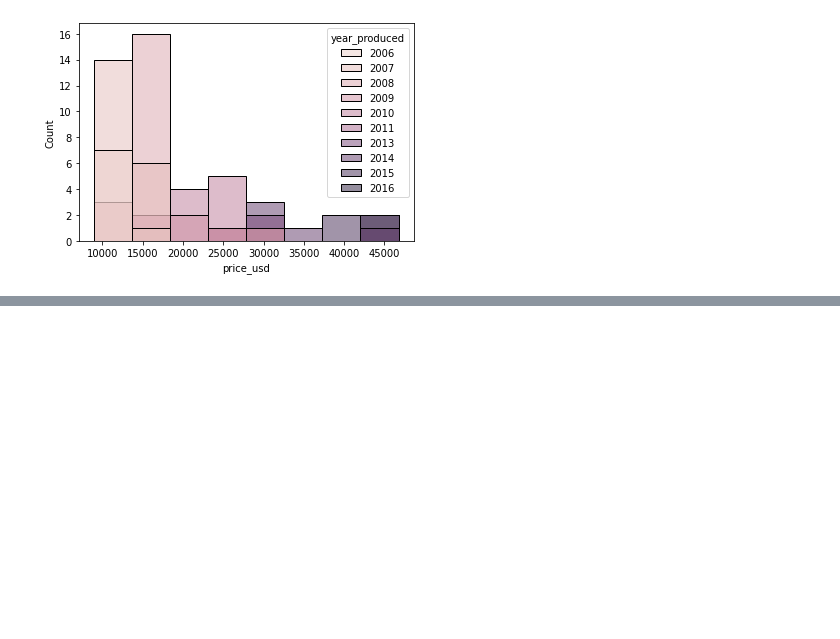
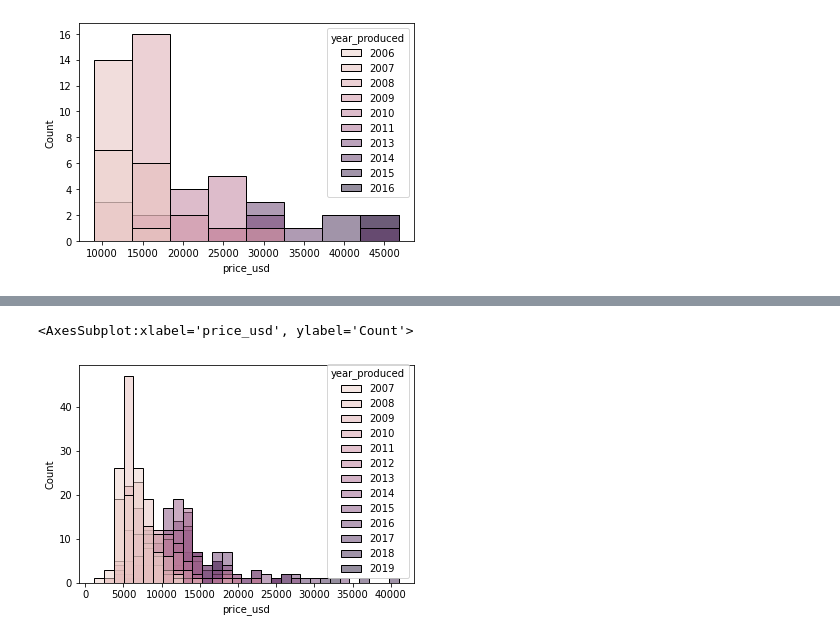
Before and after one commit to francomanca93/matematicas-data-science, a Jupyter notebook: estadisticas-descriptivas/clases_notebooks/[clase-07]medidas-central.ipynb, the cells around one changed output, grey strips where cells are left out. Drawn from its saved outputs; the diff is of its cells as text; code cells hidden in the pictures; blank space fills up the shorter version.

```diff
--- a/estadisticas-descriptivas/clases_notebooks/[clase-07]medidas-central.ipynb
+++ b/estadisticas-descriptivas/clases_notebooks/[clase-07]medidas-central.ipynb
@@ -81,3 +130,9 @@ sns.histplot(Q7_df, x='price_usd', hue = 'year_produced')
+# %%
+Q7_df = df[(df['manufacturer_name']=='Ford') & (df['year_produced'] > 2006)]
+sns.histplot(Q7_df, x='price_usd', hue = 'year_produced')
+# %% [output]
+<AxesSubplot:xlabel='price_usd', ylabel='Count'>
+[figure, added]
 # %% [markdown]
 <a style='text-decoration:none;line-height:16px;display:flex;color:#5B5B62;padding:10px;justify-content:end;' href='https://deepnote.com?utm_source=created-in-deepnote-cell&projectId=251bab9f-b364-464a-9227-b8b6e404dfd0' target="_blank">
 <img alt='Created in deepnote.com' style='display:inline;max-height:16px;margin:0px;margin-right:7.5px;' src='embedded-picture-1' > </img>
```
Also changed, not shown: parts of 6 cells of this notebook, 1 other file.
